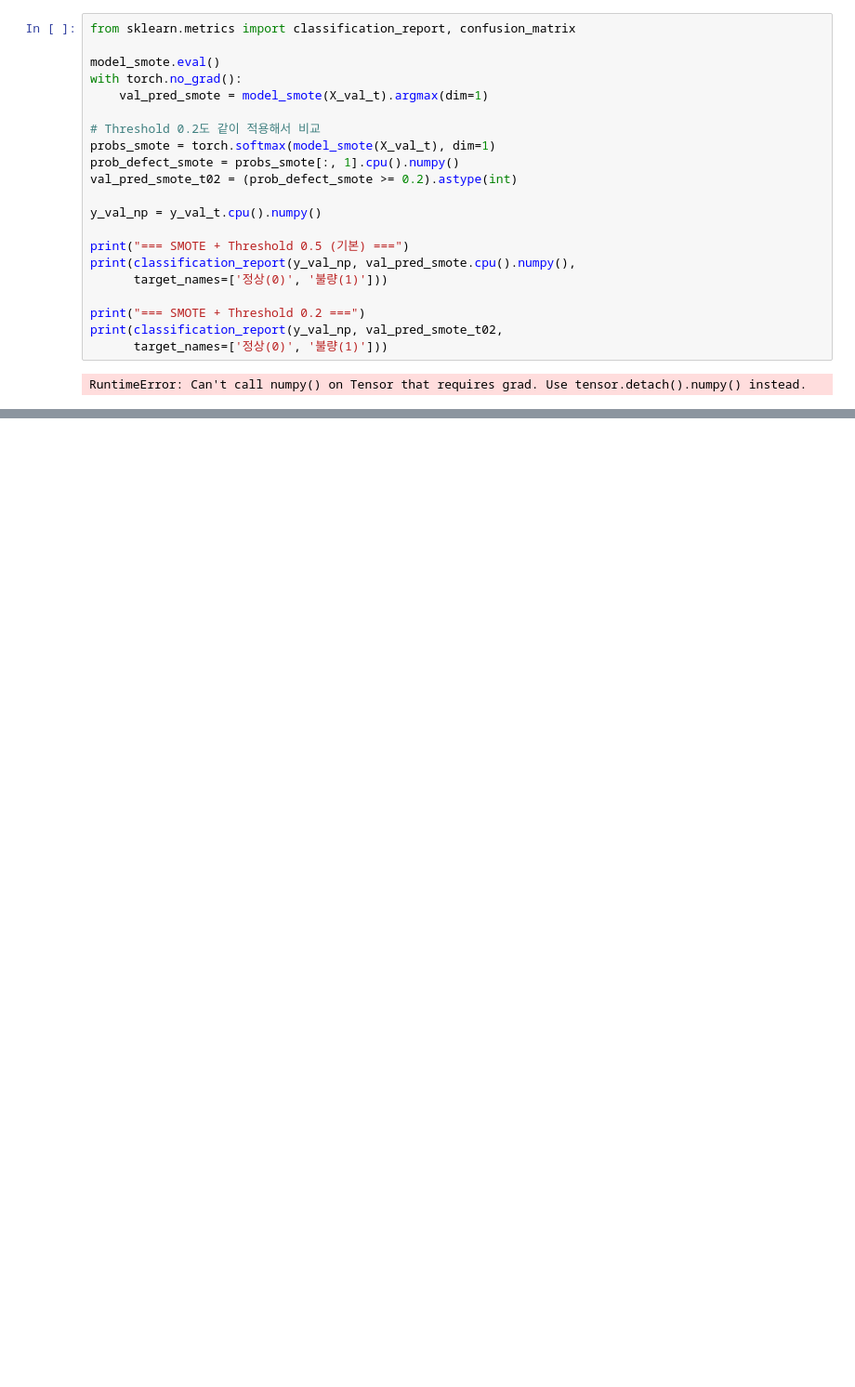
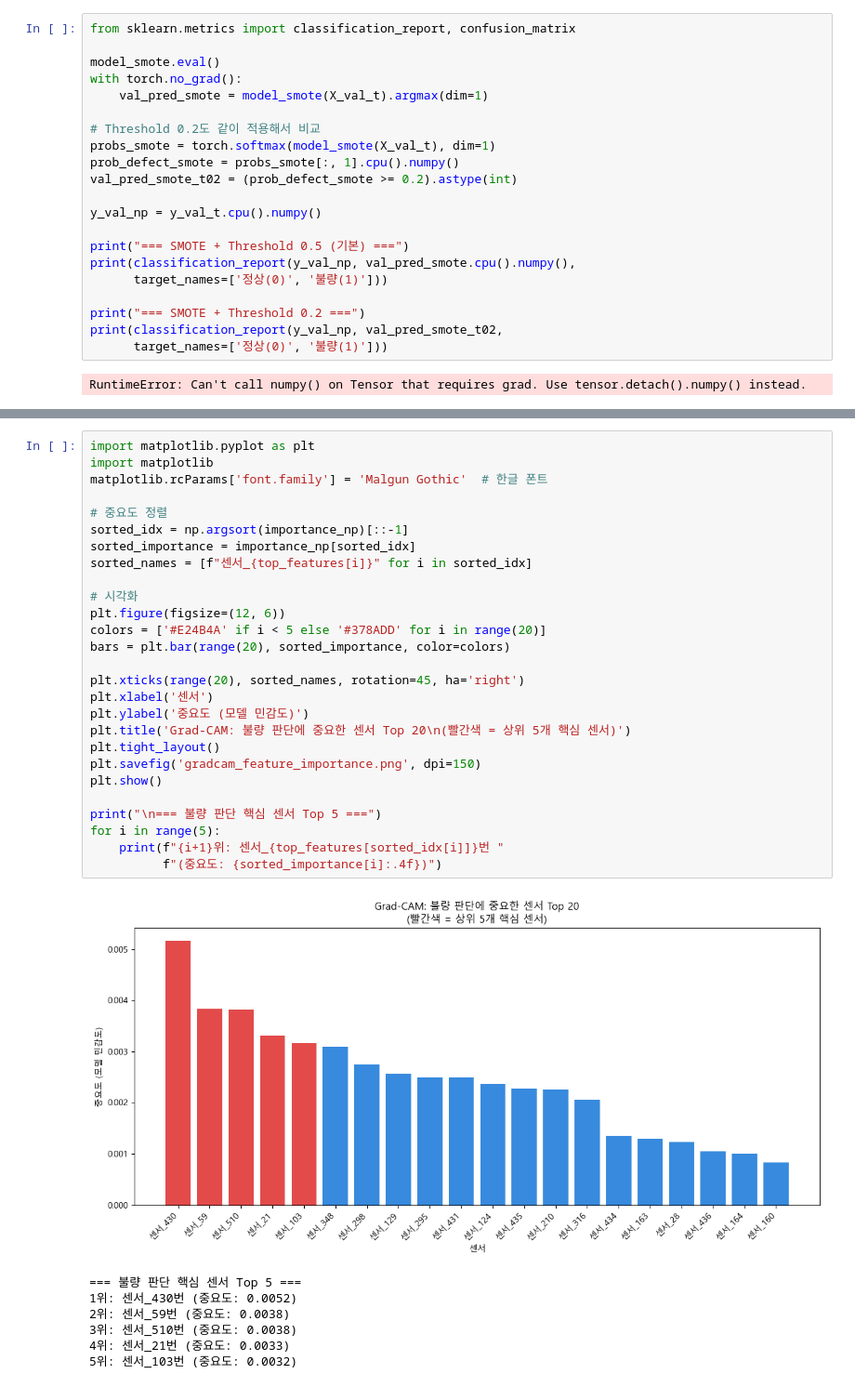
Before and after one commit to kyb8801/semiconductor-defect-classifier, a Jupyter notebook: week_mpl_secom.ipynb, the cells around one changed output, grey strips where cells are left out. Shown at 93% size. Saved outputs shown, nothing was run; the diff lists cells and outputs as text; blank space fills up the shorter version.

Commit message:
Week3: Grad-CAM 분석 + Test 최종 평가 완료

```diff
--- a/week_mpl_secom.ipynb
+++ b/week_mpl_secom.ipynb
@@ -1310,0 +1414,35 @@ Early Stopping! Epoch 47
+# %%
+import matplotlib.pyplot as plt
+import matplotlib
+matplotlib.rcParams['font.family'] = 'Malgun Gothic'  # 한글 폰트
+
+# 중요도 정렬
+sorted_idx = np.argsort(importance_np)[::-1]
+sorted_importance = importance_np[sorted_idx]
+sorted_names = [f"센서_{top_features[i]}" for i in sorted_idx]
+
+# 시각화
+plt.figure(figsize=(12, 6))
+colors = ['#E24B4A' if i < 5 else '#378ADD' for i in range(20)]
+bars = plt.bar(range(20), sorted_importance, color=colors)
+
+plt.xticks(range(20), sorted_names, rotation=45, ha='right')
+plt.xlabel('센서')
+plt.ylabel('중요도 (모델 민감도)')
+plt.title('Grad-CAM: 불량 판단에 중요한 센서 Top 20\n(빨간색 = 상위 5개 핵심 센서)')
+plt.tight_layout()
+plt.savefig('gradcam_feature_importance.png', dpi=150)
+plt.show()
+
+print("\n=== 불량 판단 핵심 센서 Top 5 ===")
+for i in range(5):
+    print(f"{i+1}위: 센서_{top_features[sorted_idx[i]]}번 "
+          f"(중요도: {sorted_importance[i]:.4f})")
+# %% [output]
+[figure, added]
+=== 불량 판단 핵심 센서 Top 5 ===
+1위: 센서_430번 (중요도: 0.0052)
+2위: 센서_59번 (중요도: 0.0038)
+3위: 센서_510번 (중요도: 0.0038)
+4위: 센서_21번 (중요도: 0.0033)
+5위: 센서_103번 (중요도: 0.0032)
```
Also changed, not shown: parts of 38 cells of this notebook, 3 other files.
